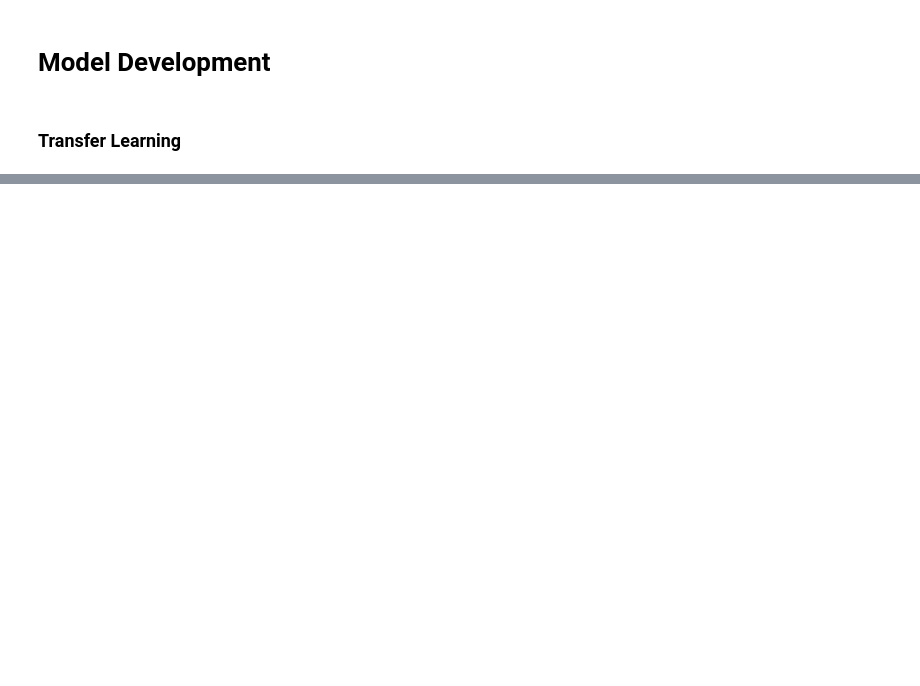
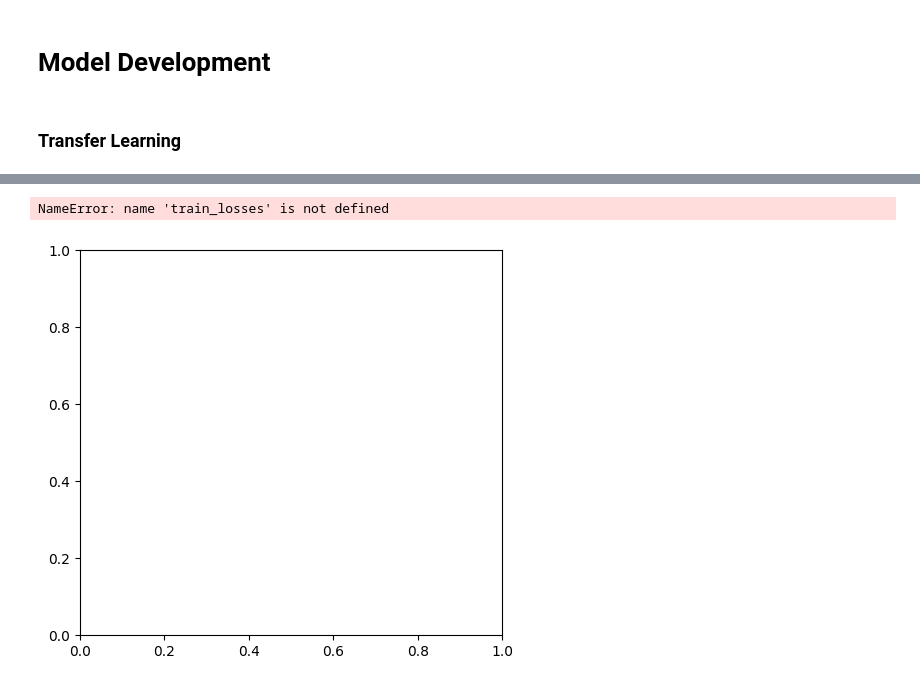
Before and after one commit to richardmukechiwa/Pnuemonia-Xray-ImageClassification, a Jupyter notebook: PnuemoniaClassification.ipynb, the cells around one changed output, grey strips where cells are left out. Saved outputs shown, nothing was run; the diff lists cells and outputs as text; code cells hidden in the pictures; blank space fills up the shorter version.

```diff
--- a/PnuemoniaClassification.ipynb
+++ b/PnuemoniaClassification.ipynb
@@ -296,0 +431,16 @@ train_model(model, train_loader , val_loader, loss_fn, optimizer, num_epochs = 1
+# %%
+# plotting the accuracies and learning curve
+
+plt.figure(figsize=(12,5))
+
+plt.subplot(1 , 2, 1)
+plt.plot(train_losses, label = 'Training Losses')
+plt.plot(val_losses , label  =  'Validation Losses')
+plt.title("Loss over Epochs")
+plt.xlabel('Epochs')
+plt.ylabel('Loss')
+plt.legend
+plt.show()
+# %% [output]
+NameError: name 'train_losses' is not defined
+[figure, added]
```
Also changed, not shown: parts of 24 cells of this notebook.
